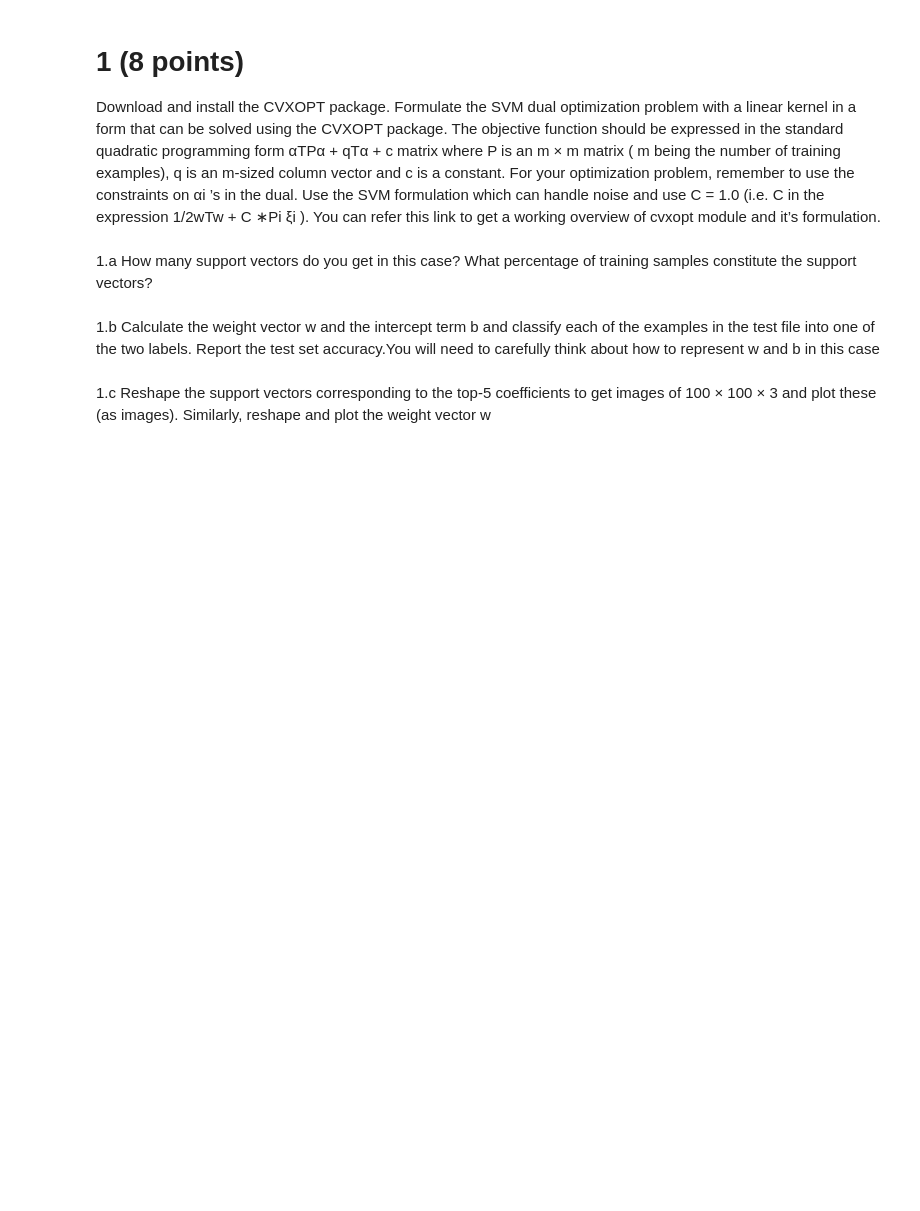
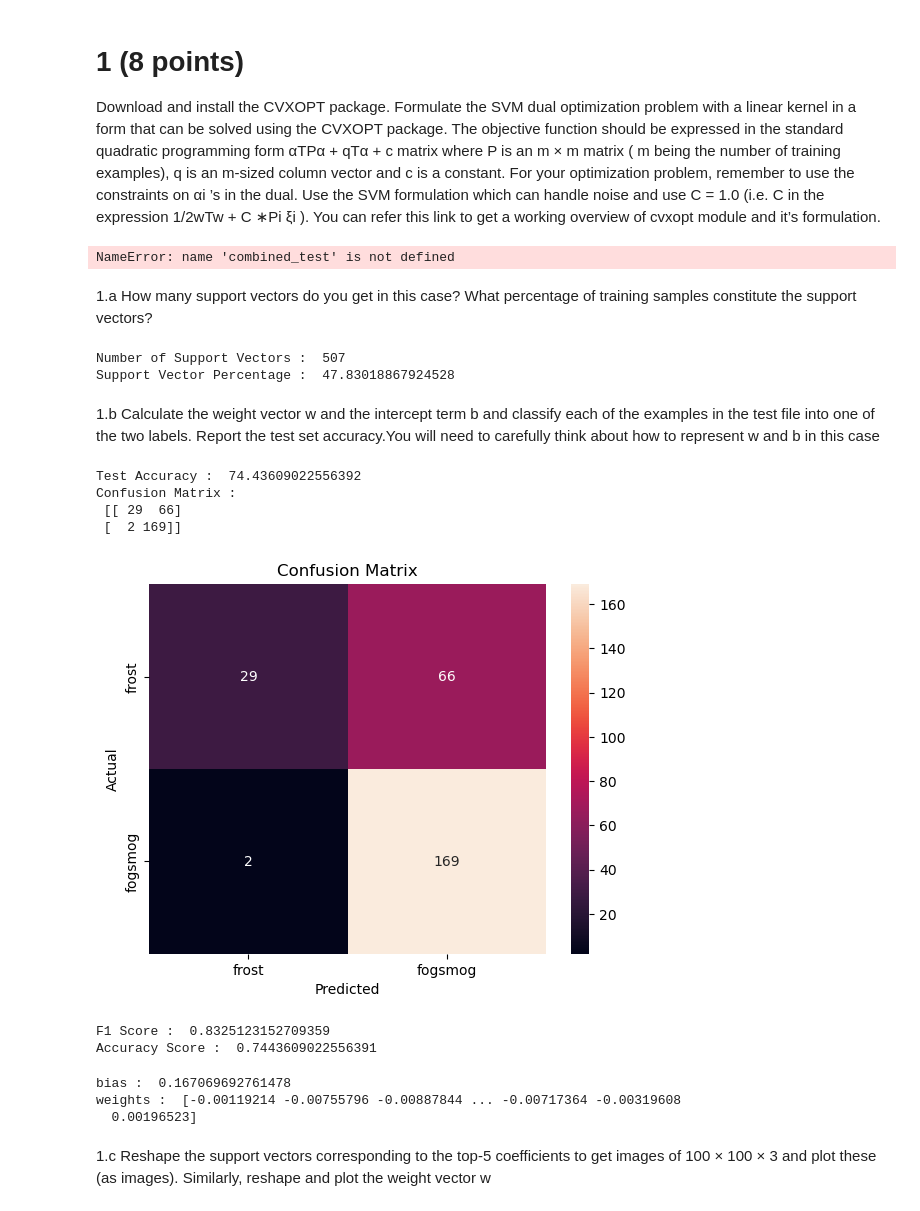
Before and after one commit to Umang-Tripathi/COL774, a Jupyter notebook: Assignment2/Q2/analysis.ipynb, the cells around one changed output. Drawn from its saved outputs; the diff is of its cells as text; code cells hidden in the pictures; blank space fills up the shorter version.

```diff
--- a/Assignment2/Q2/analysis.ipynb
+++ b/Assignment2/Q2/analysis.ipynb
@@ -99,10 +167,77 @@ Let d be the last 2 digits of your entry number. Take the subset of images for t
 # %% [markdown]
 # 1 (8 points)
 Download and install the CVXOPT package. Formulate the SVM dual optimization problem with a linear kernel in a form that can be solved using the CVXOPT package. The objective function should be expressed in the standard quadratic programming form αTPα + qTα + c matrix where P is an m × m matrix ( m being the number of training examples), q is an m-sized column vector and c is a constant. For your optimization problem, remember to use the constraints on αi ’s in the dual. Use the SVM formulation which can handle noise and use C = 1.0 (i.e. C in the expression 1/2wTw + C ∗Pi ξi ). You can refer this link to get a working overview of cvxopt module and it’s formulation.
+# %%
+X_train, y_train = combined_train["feature_vector"], combined_train["label"]
+X_test, y_test = combined_test["feature_vector"], combined_test["label"]
+
+# Import SVM implementation
+
+X_train = np.array(X_train.tolist())
+X_test = np.array(X_test.tolist())
+y_train = np.array(y_train)
+y_test = np.array(y_test)
+
+
+
+
+# Train SVM with Linear Kernel
+start_time = time.time()
+
+svm = SupportVectorMachine()
+svm.fit(X_train, y_train, kernel="linear", C=1.0)
+cvxopt_linear_time = time.time() - start_time
+print("Training time: %s seconds" % cvxopt_linear_time)
+# %% [output]
+NameError: name 'combined_test' is not defined
 # %% [markdown]
 1.a How many support vectors do you get in this case? What percentage of training samples
 constitute the support vectors?
+# %%
+
+# Count Support Vectors
+num_support_vectors = len(svm.support_vectors)
+support_vector_percentage = (num_support_vectors / len(X_train)) * 100
+
+
+print( "Number of Support Vectors : ", num_support_vectors)
+print( "Support Vector Percentage : ", support_vector_percentage)
+# %% [output]
+Number of Support Vectors :  507
+Support Vector Percentage :  47.83018867924528
 # %% [markdown]
 1.b Calculate the weight vector w and the intercept term b and classify each of the examples in the test file into one of the two labels. Report the test set accuracy.You will need to carefully think about how to represent w and b in this case
+# %%
+# Compute Test Accuracy
+y_pred = svm.predict(X_test)
+accuracy = np.mean(y_pred == y_test) * 100
+
+print( "Test Accuracy : ", accuracy)
+print( "Confusion Matrix : \n", confusion_matrix(y_test, y_pred))
+sns.heatmap(confusion_matrix(y_test, y_pred), annot=True, fmt='d')
+plt.xlabel('Predicted')
+plt.ylabel('Actual')
+plt.title('Confusion Matrix')
+# 1 is fogsmog, 0 is frost
+plt.xticks([0.5, 1.5], ['frost', 'fogsmog'])
+plt.yticks([0.5, 1.5], ['frost', 'fogsmog'])
+plt.show()
+print( "F1 Score : ", f1_score(y_test, y_pred))
+print( "Accuracy Score : ", accuracy_score(y_test, y_pred))
+# %% [output]
+Test Accuracy :  74.43609022556392
+Confusion Matrix :
+ [[ 29  66]
+ [  2 169]]
+[figure, added]
+F1 Score :  0.8325123152709359
+Accuracy Score :  0.7443609022556391
+# %%
+print("bias : ", svm.b)
+print("weights : ", svm.w)
+# %% [output]
+bias :  0.167069692761478
+weights :  [-0.00119214 -0.00755796 -0.00887844 ... -0.00717364 -0.00319608
+  0.00196523]
 # %% [markdown]
 1.c Reshape the support vectors corresponding to the top-5 coefficients to get images of 100 × 100 × 3 and plot these (as images). Similarly, reshape and plot the weight vector w
```
Also changed, not shown: parts of 33 cells of this notebook, 9 other files.
